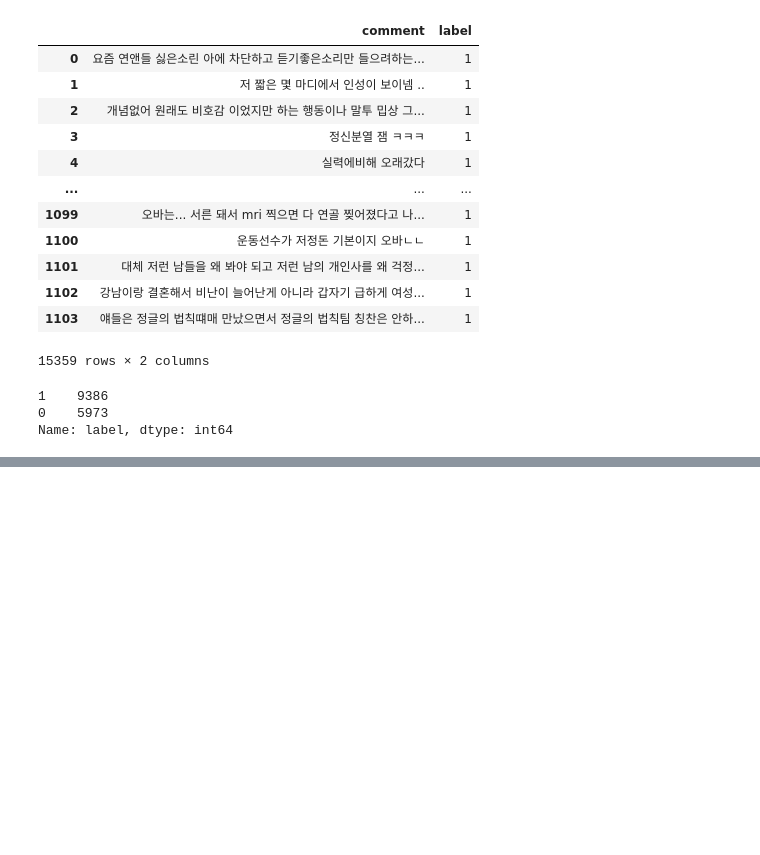
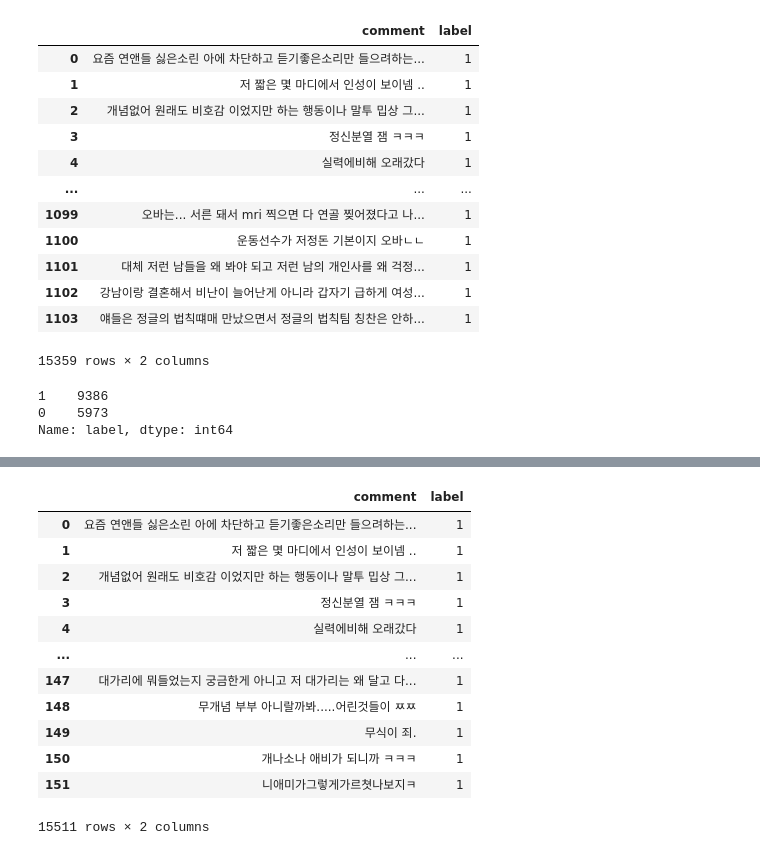
Before and after one commit to sooyeon-go/grad_project, a Jupyter notebook: comment_crawling_r/comment2_csv.ipynb, the cells around one changed output, grey strips where cells are left out. Drawn from its saved outputs; the diff is of its cells as text; code cells hidden in the pictures; blank space fills up the shorter version.

```diff
--- a/comment_crawling_r/comment2_csv.ipynb
+++ b/comment_crawling_r/comment2_csv.ipynb
@@ -1129,0 +1171,17 @@ Name: label, dtype: int64
+# %%
+fi18 = fi17.append(dic19)
+fi18
+# %% [output]
+|  | comment | label |
+| 0 | 요즘 연앤들 싫은소린 아에 차단하고 듣기좋은소리만 들으려하는... | 1 |
+| 1 | 저 짧은 몇 마디에서 인성이 보이넴 .. | 1 |
+| 2 | 개념없어 원래도 비호감 이었지만 하는 행동이나 말투 밉상 그... | 1 |
+| 3 | 정신분열 잼 ㅋㅋㅋ | 1 |
+| 4 | 실력에비해 오래갔다 | 1 |
+| ... | ... | ... |
+| 147 | 대가리에 뭐들었는지 궁금한게 아니고 저 대가리는 왜 달고 다... | 1 |
+| 148 | 무개념 부부 아니랄까봐.....어린것들이 ㅉㅉ | 1 |
+| 149 | 무식이 죄. | 1 |
+| 150 | 개나소나 애비가 되니까 ㅋㅋㅋ | 1 |
+| 151 | 니애미가그렇게가르쳣나보지ㅋ | 1 |
+15511 rows × 2 columns
```
Also changed, not shown: parts of 2 cells of this notebook.
